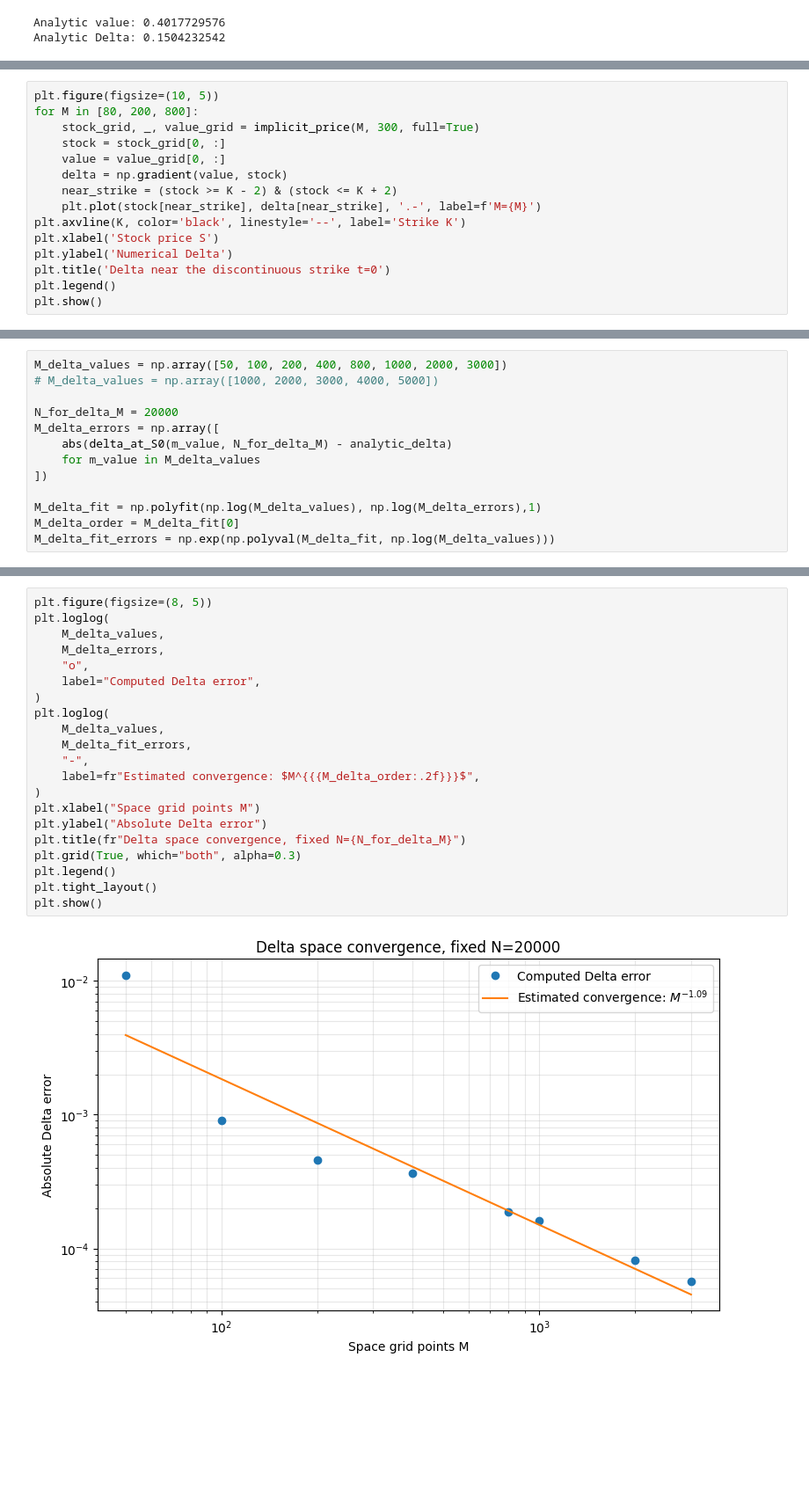
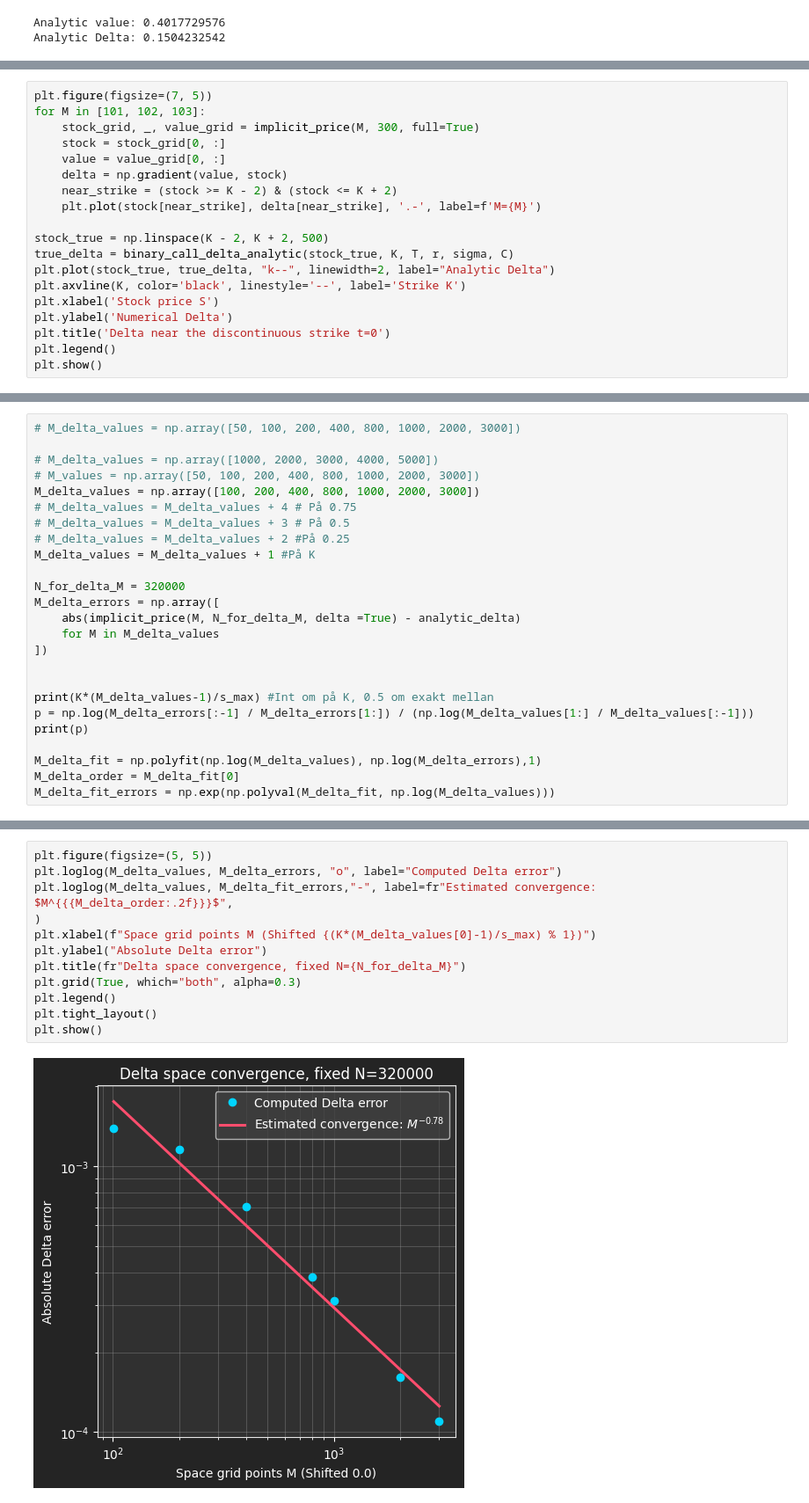
Before and after one commit to samuel-bergstrom/Financial-Computing-Assignment-4, a Jupyter notebook: ass4-binary-FD.ipynb, the cells around one changed output, grey strips where cells are left out. Shown at 88% size. Cells and saved outputs as stored; diff of their text form; blank space fills up the shorter version.

```diff
--- a/ass4-binary-FD.ipynb
+++ b/ass4-binary-FD.ipynb
@@ -170,12 +253,16 @@ plt.show()
 # %%
-plt.figure(figsize=(10, 5))
-for M in [80, 200, 800]:
+plt.figure(figsize=(7, 5))
+for M in [101, 102, 103]:
     stock_grid, _, value_grid = implicit_price(M, 300, full=True)
     stock = stock_grid[0, :]
     value = value_grid[0, :]
     delta = np.gradient(value, stock)
     near_strike = (stock >= K - 2) & (stock <= K + 2)
     plt.plot(stock[near_strike], delta[near_strike], '.-', label=f'M={M}')
+
+stock_true = np.linspace(K - 2, K + 2, 500)
+true_delta = binary_call_delta_analytic(stock_true, K, T, r, sigma, C)
+plt.plot(stock_true, true_delta, "k--", linewidth=2, label="Analytic Delta")
 plt.axvline(K, color='black', linestyle='--', label='Strike K')
 plt.xlabel('Stock price S')
 plt.ylabel('Numerical Delta')
@@ -194,12 +274,24 @@ def delta_at_S0(M, N):
 # %%
-M_delta_values = np.array([50, 100, 200, 400, 800, 1000, 2000, 3000])
+# M_delta_values = np.array([50, 100, 200, 400, 800, 1000, 2000, 3000])
+
 # M_delta_values = np.array([1000, 2000, 3000, 4000, 5000])
+# M_values = np.array([50, 100, 200, 400, 800, 1000, 2000, 3000])
+M_delta_values = np.array([100, 200, 400, 800, 1000, 2000, 3000])
+# M_delta_values = M_delta_values + 4 # På 0.75
+# M_delta_values = M_delta_values + 3 # På 0.5
+# M_delta_values = M_delta_values + 2 #På 0.25
+M_delta_values = M_delta_values + 1 #På K
 
-N_for_delta_M = 20000
+N_for_delta_M = 320000
 M_delta_errors = np.array([
-    abs(delta_at_S0(m_value, N_for_delta_M) - analytic_delta)
-    for m_value in M_delta_values
+    abs(implicit_price(M, N_for_delta_M, delta =True) - analytic_delta)
+    for M in M_delta_values
 ])
+
+
+print(K*(M_delta_values-1)/s_max) #Int om på K, 0.5 om exakt mellan
+p = np.log(M_delta_errors[:-1] / M_delta_errors[1:]) / (np.log(M_delta_values[1:] / M_delta_values[:-1]))
+print(p)
 
 M_delta_fit = np.polyfit(np.log(M_delta_values), np.log(M_delta_errors),1)
 M_delta_order = M_delta_fit[0]
@@ -207,26 +302,17 @@ M_delta_fit_errors = np.exp(np.polyval(M_delta_fit, np.log(M_delta_values)))
 # %%
-plt.figure(figsize=(8, 5))
-plt.loglog(
-    M_delta_values,
-    M_delta_errors,
-    "o",
-    label="Computed Delta error",
+plt.figure(figsize=(5, 5))
+plt.loglog(M_delta_values, M_delta_errors, "o", label="Computed Delta error")
+plt.loglog(M_delta_values, M_delta_fit_errors,"-", label=fr"Estimated convergence: $M^{{{M_delta_order:.2f}}}$",
 )
-plt.loglog(
-    M_delta_values,
-    M_delta_fit_errors,
-    "-",
-    label=fr"Estimated convergence: $M^{{{M_delta_order:.2f}}}$",
-)
-plt.xlabel("Space grid points M")
+plt.xlabel(f"Space grid points M (Shifted {(K*(M_delta_values[0]-1)/s_max) % 1})")
 plt.ylabel("Absolute Delta error")
 plt.title(fr"Delta space convergence, fixed N={N_for_delta_M}")
 plt.grid(True, which="both", alpha=0.3)
 plt.legend()
 plt.tight_layout()
 plt.show()
 # %% [output]
-[figure, old version]
+[figure, new version]
 # %%
 N_delta_values = np.array([25, 50, 100, 200, 400, 800])
 
```
Also changed, not shown: parts of 16 cells of this notebook.
